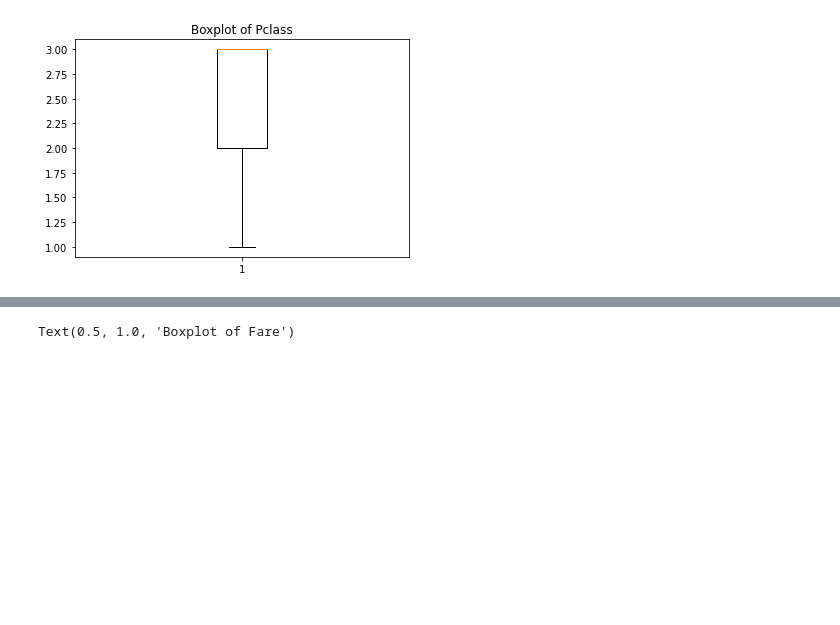
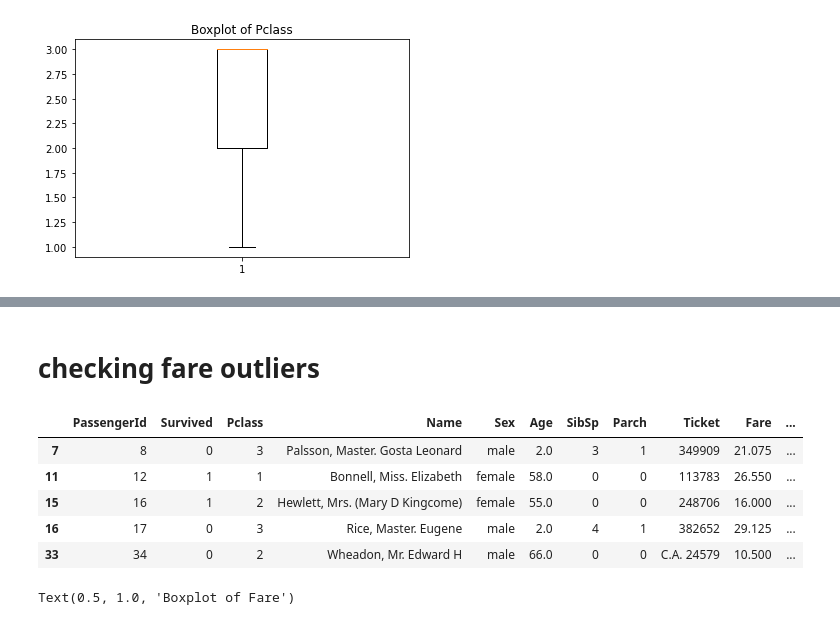
Before and after one commit to nisharkr/Assignments-and-Case-studies, a Jupyter notebook: CaseStudy6PreProcessing.ipynb, the cells around one changed output, grey strips where cells are left out. Saved outputs shown, nothing was run; the diff lists cells and outputs as text; code cells hidden in the pictures; blank space fills up the shorter version.

```diff
--- a/CaseStudy6PreProcessing.ipynb
+++ b/CaseStudy6PreProcessing.ipynb
@@ -217,0 +220,16 @@ Text(0.5, 1.0, 'Boxplot of Age')
+# %% [markdown]
+# checking fare outliers
+# %%
+Q1 = ds['Age'].quantile(0.25)
+Q3 = ds['Age'].quantile(0.75)
+IQR = Q3 - Q1
+whisker_width = 1.5
+Age_outliers = ds[(ds['Age'] < Q1 - whisker_width*IQR) | (ds['Age'] > Q3 + whisker_width*IQR)]
+Age_outliers.head()
+# %% [output]
+|  | PassengerId | Survived | Pclass | Name | Sex | Age | SibSp | Parch | Ticket | Fare | ... |
+| 7 | 8 | 0 | 3 | Palsson, Master. Gosta Leonard | male | 2.0 | 3 | 1 | 349909 | 21.075 | ... |
+| 11 | 12 | 1 | 1 | Bonnell, Miss. Elizabeth | female | 58.0 | 0 | 0 | 113783 | 26.550 | ... |
+| 15 | 16 | 1 | 2 | Hewlett, Mrs. (Mary D Kingcome) | female | 55.0 | 0 | 0 | 248706 | 16.000 | ... |
+| 16 | 17 | 0 | 3 | Rice, Master. Eugene | male | 2.0 | 4 | 1 | 382652 | 29.125 | ... |
+| 33 | 34 | 0 | 2 | Wheadon, Mr. Edward H | male | 66.0 | 0 | 0 | C.A. 24579 | 10.500 | ... |
```
Also changed, not shown: parts of 25 cells of this notebook.
